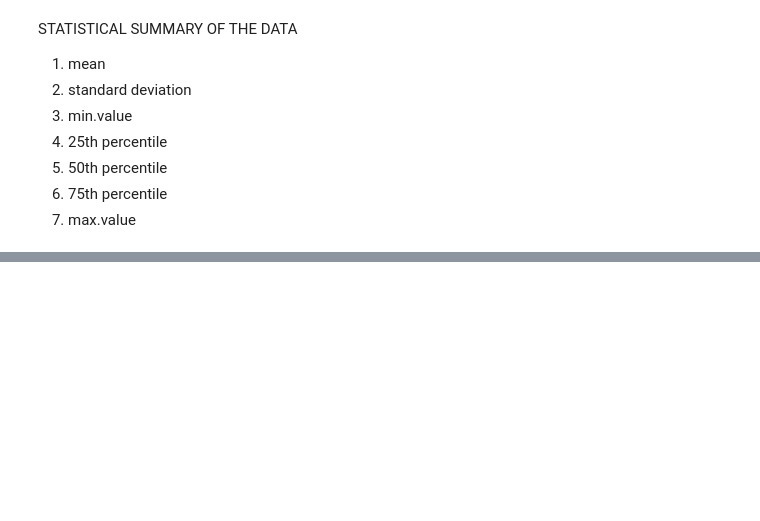
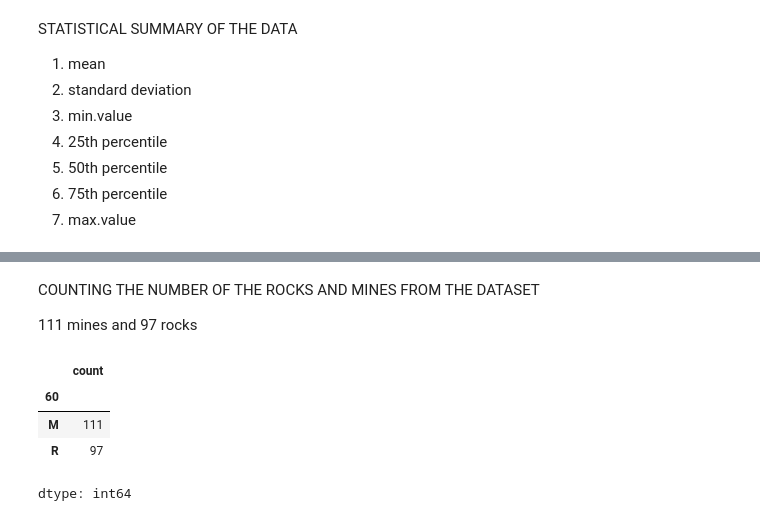
Before and after one commit to aagamaar/ML, a Jupyter notebook: PROJECT_1_ROCK_vs_MINE_prediction.ipynb, the cells around one changed output, grey strips where cells are left out. Saved outputs shown, nothing was run; the diff lists cells and outputs as text; code cells hidden in the pictures; blank space fills up the shorter version.

```diff
--- a/PROJECT_1_ROCK_vs_MINE_prediction.ipynb
+++ b/PROJECT_1_ROCK_vs_MINE_prediction.ipynb
@@ -87,3 +87,15 @@ sonar_data.describe()
 | 50% | 0.022800 | 0.030800 | 0.034300 | 0.044050 | 0.062500 | 0.092150 | 0.106950 | 0.112100 | 0.152250 | 0.182400 | 0.224800 | ... |
 | 75% | 0.035550 | 0.047950 | 0.057950 | 0.064500 | 0.100275 | 0.134125 | 0.154000 | 0.169600 | 0.233425 | 0.268700 | 0.301650 | ... |
 | max | 0.137100 | 0.233900 | 0.305900 | 0.426400 | 0.401000 | 0.382300 | 0.372900 | 0.459000 | 0.682800 | 0.710600 | 0.734200 | ... |
+# %% [markdown]
+COUNTING THE NUMBER OF THE ROCKS AND MINES FROM THE DATASET
+
+111 mines and 97 rocks
+# %%
+sonar_data[60].value_counts()
+# %% [output]
+|  | count |
+| 60 |  |
+| M | 111 |
+| R | 97 |
+dtype: int64
```
